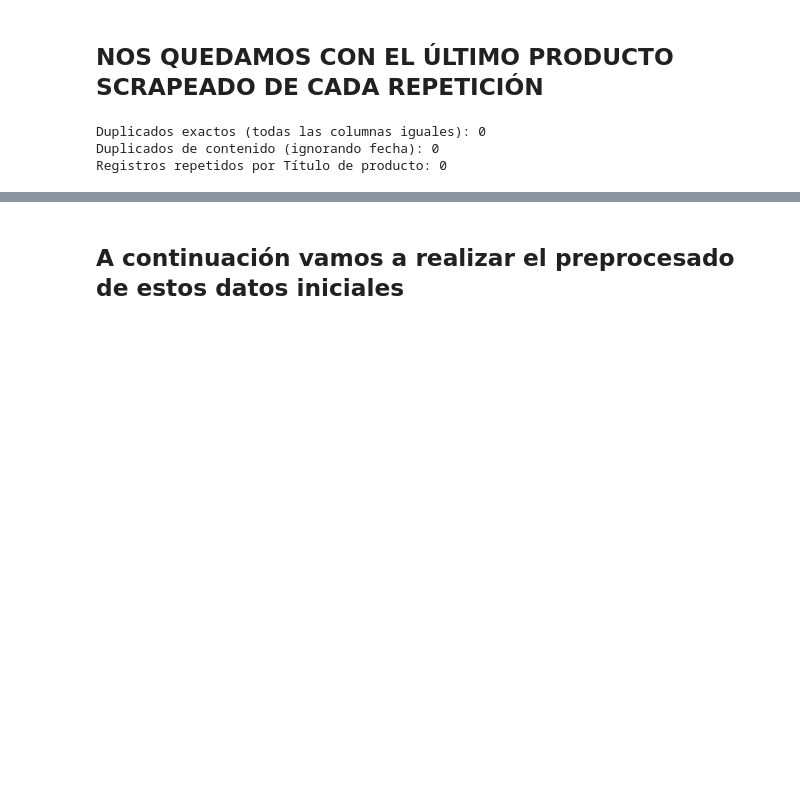
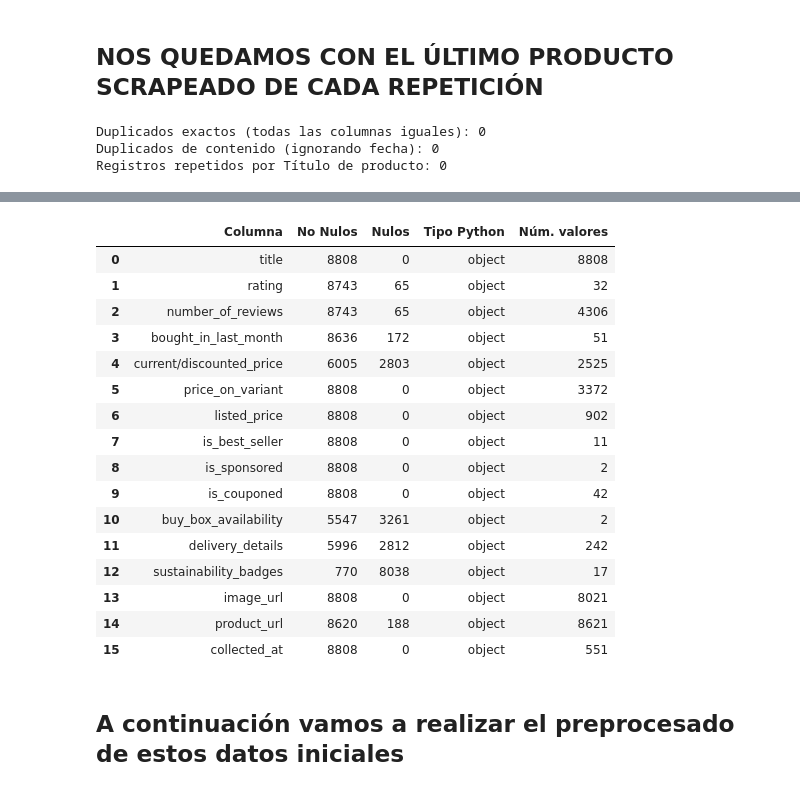
Before and after one commit to beja28/Amazon-Smart-Pricing, a Jupyter notebook: Codigo/cleaning.ipynb, the cells around one changed output, grey strips where cells are left out. Saved outputs shown, nothing was run; the diff lists cells and outputs as text; code cells hidden in the pictures; blank space fills up the shorter version.

```diff
--- a/Codigo/cleaning.ipynb
+++ b/Codigo/cleaning.ipynb
@@ -236,6 +230,27 @@ df_uncleaned[df_uncleaned['title'] == '3M Gel Wrist Rest for Standing Desks, Wra
 # %% [output]
 |  | title | rating | number_of_reviews | bought_in_last_month | current/discounted_price | price_on_variant | ... |
 | 13818 | 3M Gel Wrist Rest for Standing De... | 4.1 out of 5 stars | 410 | 100+ bought in past month | 50.70 | basic variant price: $46.39 | ... |
+# %%
+info = info_df(df_uncleaned)
+info
+# %% [output]
+|  | Columna | No Nulos | Nulos | Tipo Python | Núm. valores |
+| 0 | title | 8808 | 0 | object | 8808 |
+| 1 | rating | 8743 | 65 | object | 32 |
+| 2 | number_of_reviews | 8743 | 65 | object | 4306 |
+| 3 | bought_in_last_month | 8636 | 172 | object | 51 |
+| 4 | current/discounted_price | 6005 | 2803 | object | 2525 |
+| 5 | price_on_variant | 8808 | 0 | object | 3372 |
+| 6 | listed_price | 8808 | 0 | object | 902 |
+| 7 | is_best_seller | 8808 | 0 | object | 11 |
+| 8 | is_sponsored | 8808 | 0 | object | 2 |
+| 9 | is_couponed | 8808 | 0 | object | 42 |
+| 10 | buy_box_availability | 5547 | 3261 | object | 2 |
+| 11 | delivery_details | 5996 | 2812 | object | 242 |
+| 12 | sustainability_badges | 770 | 8038 | object | 17 |
+| 13 | image_url | 8808 | 0 | object | 8021 |
+| 14 | product_url | 8620 | 188 | object | 8621 |
+| 15 | collected_at | 8808 | 0 | object | 551 |
 # %% [markdown]
 ## A continuación vamos a realizar el preprocesado de estos datos iniciales
 # %% [markdown]
```
Also changed, not shown: parts of 5 cells of this notebook, 7 other files.
